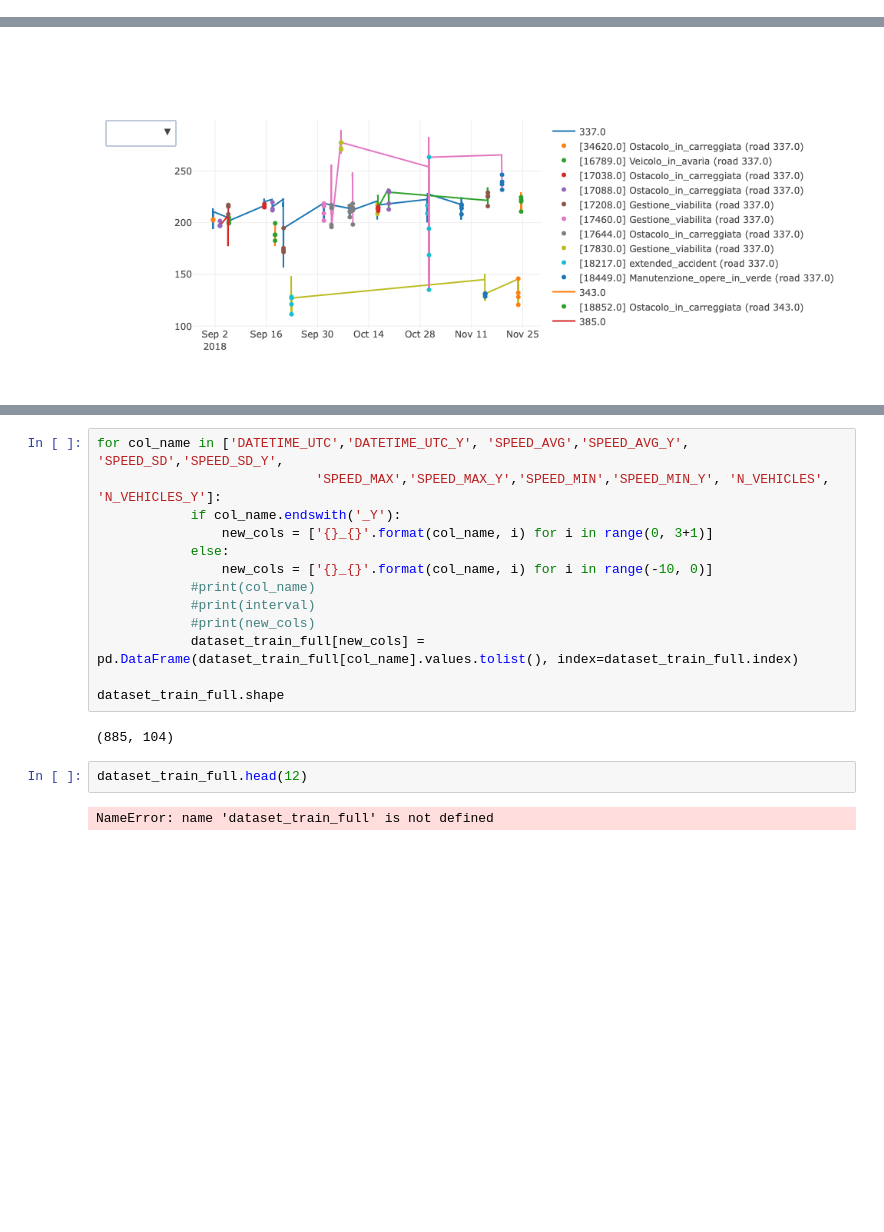
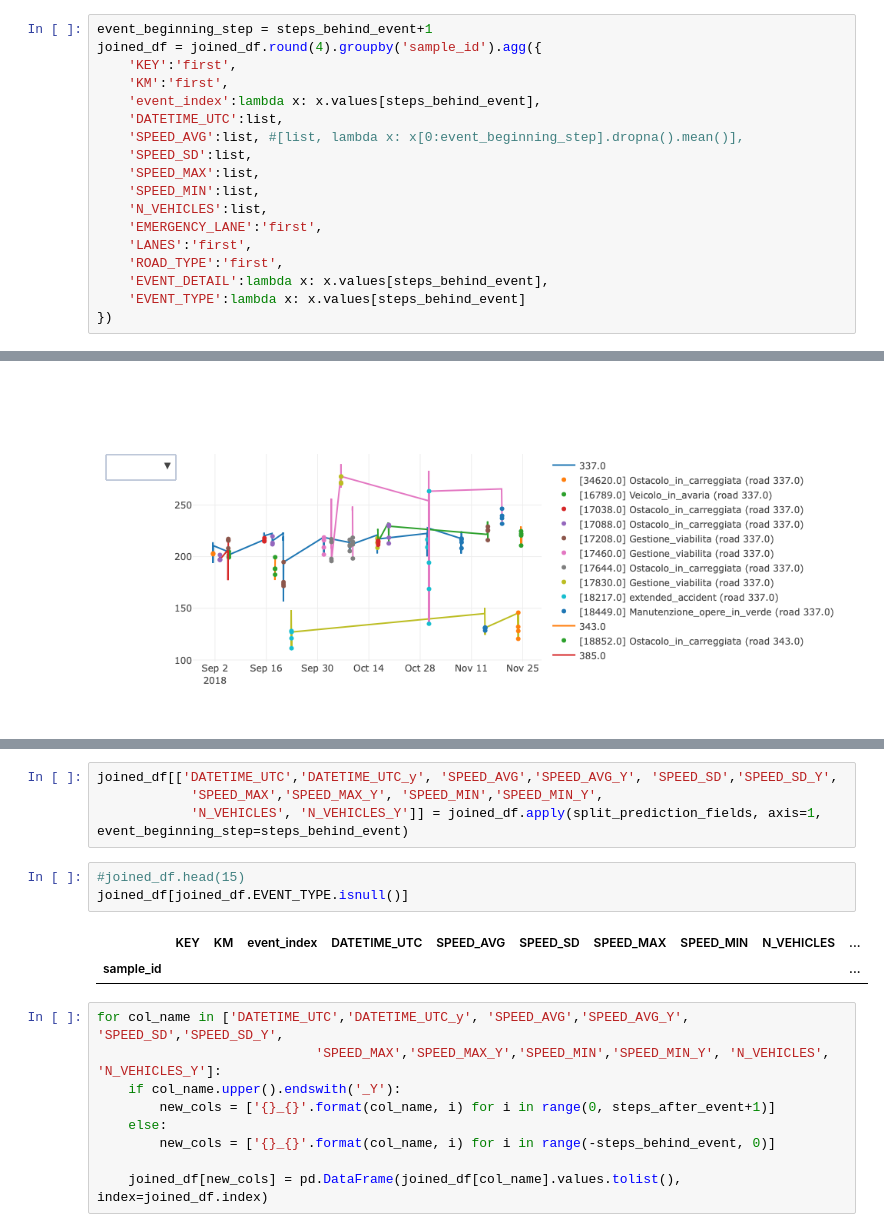
Before and after one commit to gianpy15/DMProject, a Jupyter notebook: notebooks/dataset parro.ipynb, the cells around one changed output, grey strips where cells are left out. Drawn from its saved outputs; the diff is of its cells as text; blank space fills up the shorter version.

```diff
--- a/notebooks/dataset parro.ipynb
+++ b/notebooks/dataset parro.ipynb
@@ -155,0 +126,18 @@ tw_df.head()
+# %%
+event_beginning_step = steps_behind_event+1
+joined_df = joined_df.round(4).groupby('sample_id').agg({
+    'KEY':'first',
+    'KM':'first',
+    'event_index':lambda x: x.values[steps_behind_event],
+    'DATETIME_UTC':list,
+    'SPEED_AVG':list, #[list, lambda x: x[0:event_beginning_step].dropna().mean()],
+    'SPEED_SD':list,
+    'SPEED_MAX':list,
+    'SPEED_MIN':list,
+    'N_VEHICLES':list,
+    'EMERGENCY_LANE':'first',
+    'LANES':'first',
+    'ROAD_TYPE':'first',
+    'EVENT_DETAIL':lambda x: x.values[steps_behind_event],
+    'EVENT_TYPE':lambda x: x.values[steps_behind_event]
+})
@@ -197,19 +181,19 @@ dataset_train_full[['DATETIME_UTC','DATETIME_UTC_Y',
+# %%
+joined_df[['DATETIME_UTC','DATETIME_UTC_y', 'SPEED_AVG','SPEED_AVG_Y', 'SPEED_SD','SPEED_SD_Y',
+            'SPEED_MAX','SPEED_MAX_Y', 'SPEED_MIN','SPEED_MIN_Y',
+            'N_VEHICLES', 'N_VEHICLES_Y']] = joined_df.apply(split_prediction_fields, axis=1, event_beginning_step=steps_behind_event)
+# %%
+#joined_df.head(15)
+joined_df[joined_df.EVENT_TYPE.isnull()]
+# %% [output]
+|  | KEY | KM | event_index | DATETIME_UTC | SPEED_AVG | SPEED_SD | SPEED_MAX | SPEED_MIN | N_VEHICLES | ... |
+| sample_id |  |  |  |  |  |  |  |  |  | ... |
 # %%
-for col_name in ['DATETIME_UTC','DATETIME_UTC_Y', 'SPEED_AVG','SPEED_AVG_Y', 'SPEED_SD','SPEED_SD_Y',
+for col_name in ['DATETIME_UTC','DATETIME_UTC_y', 'SPEED_AVG','SPEED_AVG_Y', 'SPEED_SD','SPEED_SD_Y',
                             'SPEED_MAX','SPEED_MAX_Y','SPEED_MIN','SPEED_MIN_Y', 'N_VEHICLES', 'N_VEHICLES_Y']:
-            if col_name.endswith('_Y'):
-                new_cols = ['{}_{}'.format(col_name, i) for i in range(0, 3+1)]
-            else:
-                new_cols = ['{}_{}'.format(col_name, i) for i in range(-10, 0)]
-            #print(col_name)
-            #print(interval)
-            #print(new_cols)
-            dataset_train_full[new_cols] = pd.DataFrame(dataset_train_full[col_name].values.tolist(), index=dataset_train_full.index)
+    if col_name.upper().endswith('_Y'):
+        new_cols = ['{}_{}'.format(col_name, i) for i in range(0, steps_after_event+1)]
+    else:
+        new_cols = ['{}_{}'.format(col_name, i) for i in range(-steps_behind_event, 0)]
 
-dataset_train_full.shape
+    joined_df[new_cols] = pd.DataFrame(joined_df[col_name].values.tolist(), index=joined_df.index)
-# %% [output]
-(885, 104)
-# %%
-dataset_train_full.head(12)
-# %% [output]
-NameError: name 'dataset_train_full' is not defined
```
Also changed, not shown: parts of 25 cells of this notebook, 10 other files.
